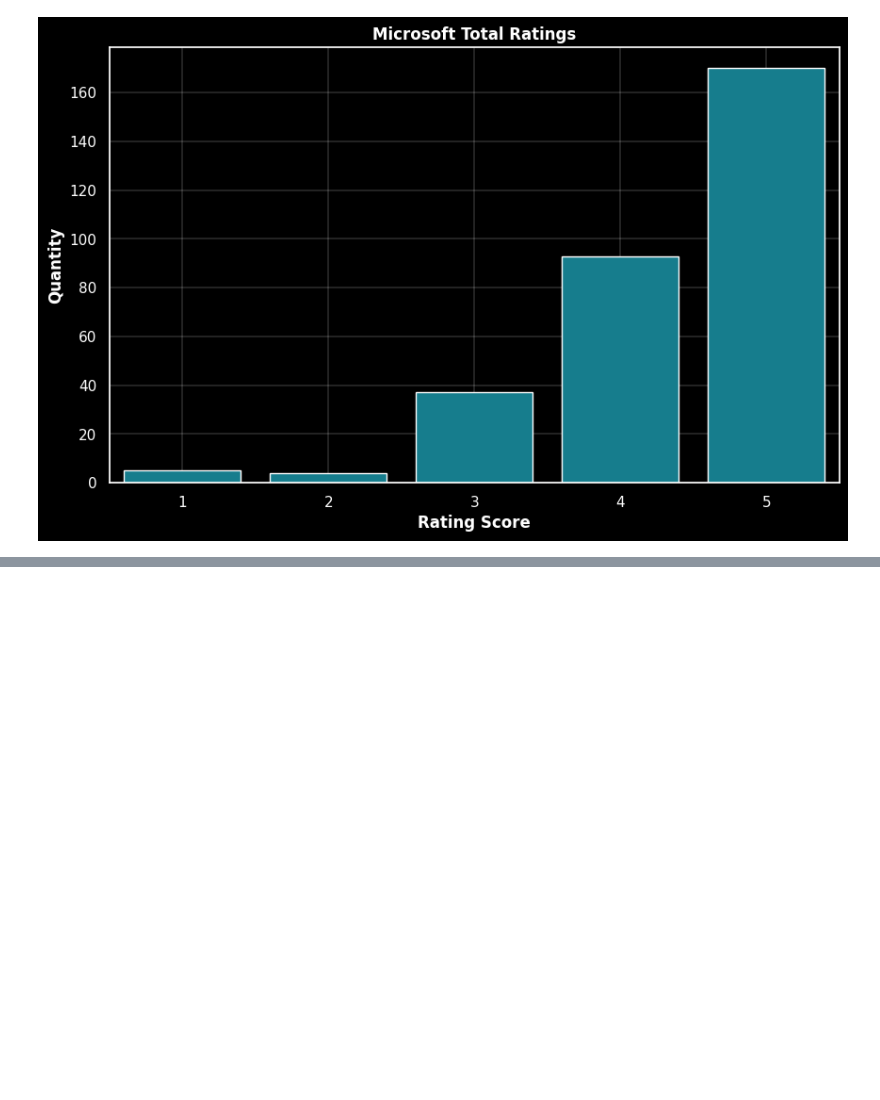
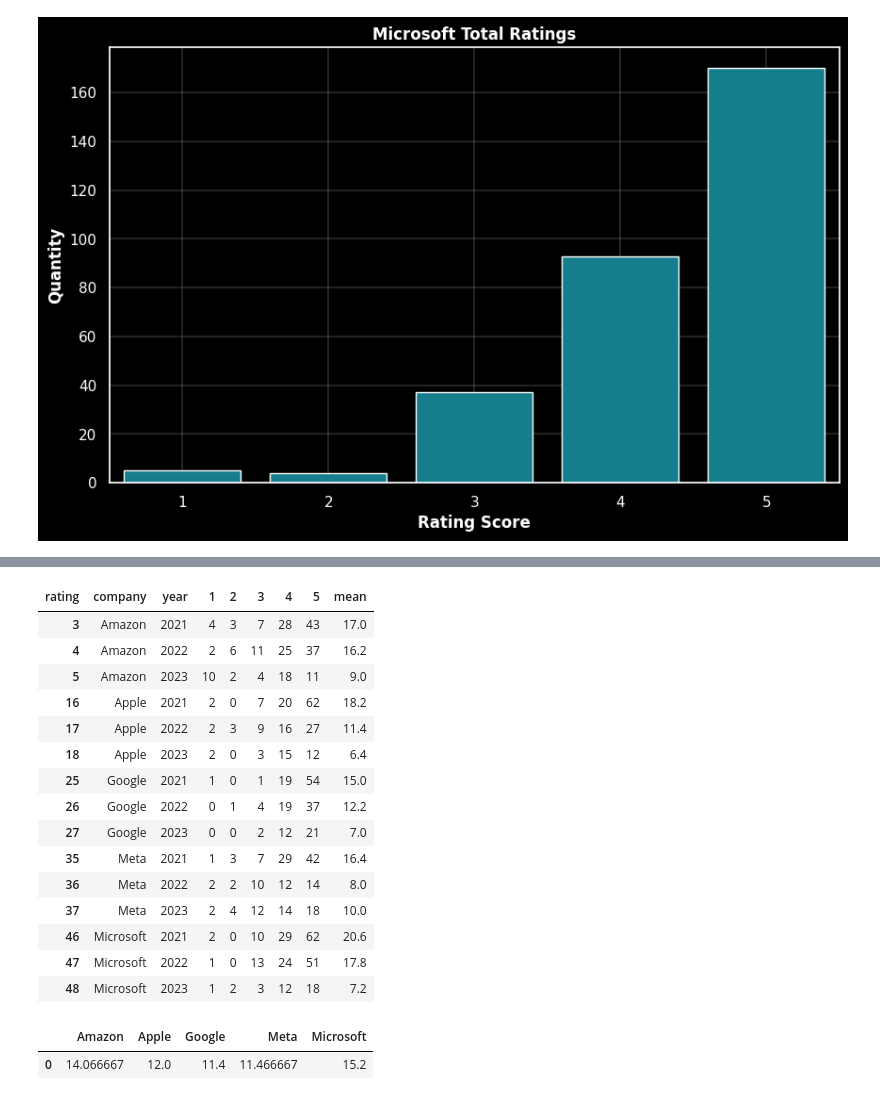
Before and after one commit to rogerquaresma/best_company, a Jupyter notebook: Reviews_EDA.ipynb, the cells around one changed output, grey strips where cells are left out. Drawn from its saved outputs; the diff is of its cells as text; code cells hidden in the pictures; blank space fills up the shorter version.

```diff
--- a/Reviews_EDA.ipynb
+++ b/Reviews_EDA.ipynb
@@ -230,0 +251,20 @@ plt.grid(linewidth=0.2);
+# %%
+reviews_sorted_df_cleaned = reviews_sorted_df[(reviews_sorted_df['year'] == 2021) | (reviews_sorted_df['year'] == 2022) | (reviews_sorted_df['year'] == 2023)]
+reviews_sorted_df_cleaned
+# %% [output]
+| rating | company | year | 1 | 2 | 3 | 4 | 5 | mean |
+| 3 | Amazon | 2021 | 4 | 3 | 7 | 28 | 43 | 17.0 |
+| 4 | Amazon | 2022 | 2 | 6 | 11 | 25 | 37 | 16.2 |
+| 5 | Amazon | 2023 | 10 | 2 | 4 | 18 | 11 | 9.0 |
+| 16 | Apple | 2021 | 2 | 0 | 7 | 20 | 62 | 18.2 |
+| 17 | Apple | 2022 | 2 | 3 | 9 | 16 | 27 | 11.4 |
+| 18 | Apple | 2023 | 2 | 0 | 3 | 15 | 12 | 6.4 |
+| 25 | Google | 2021 | 1 | 0 | 1 | 19 | 54 | 15.0 |
+| 26 | Google | 2022 | 0 | 1 | 4 | 19 | 37 | 12.2 |
+| 27 | Google | 2023 | 0 | 0 | 2 | 12 | 21 | 7.0 |
+| 35 | Meta | 2021 | 1 | 3 | 7 | 29 | 42 | 16.4 |
+| 36 | Meta | 2022 | 2 | 2 | 10 | 12 | 14 | 8.0 |
+| 37 | Meta | 2023 | 2 | 4 | 12 | 14 | 18 | 10.0 |
+| 46 | Microsoft | 2021 | 2 | 0 | 10 | 29 | 62 | 20.6 |
+| 47 | Microsoft | 2022 | 1 | 0 | 13 | 24 | 51 | 17.8 |
+| 48 | Microsoft | 2023 | 1 | 2 | 3 | 12 | 18 | 7.2 |
@@ -230,0 +279,5 @@ plt.grid(linewidth=0.2);
+# %%
+df
+# %% [output]
+|  | Amazon | Apple | Google | Meta | Microsoft |
+| 0 | 14.066667 | 12.0 | 11.4 | 11.466667 | 15.2 |
```
Also changed, not shown: parts of 7 cells of this notebook.
